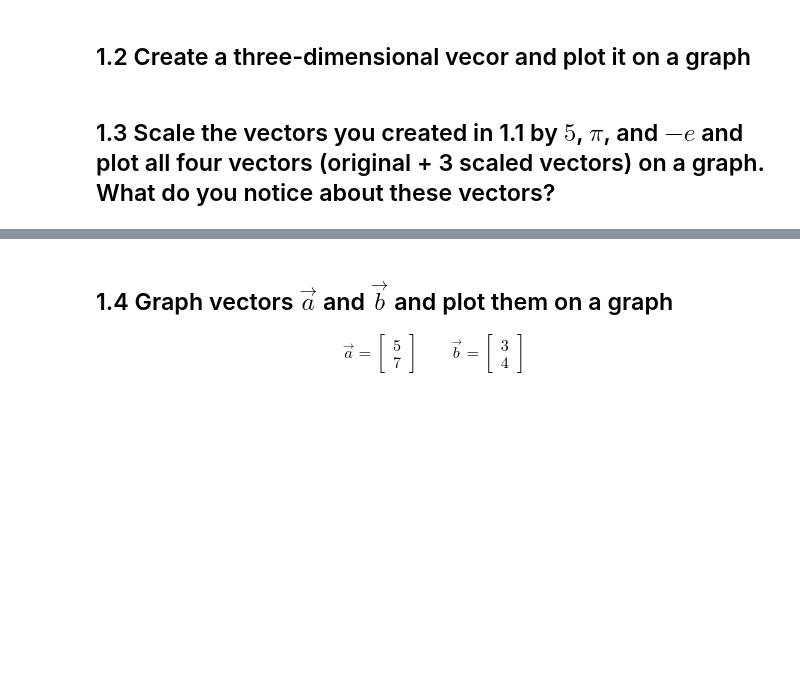
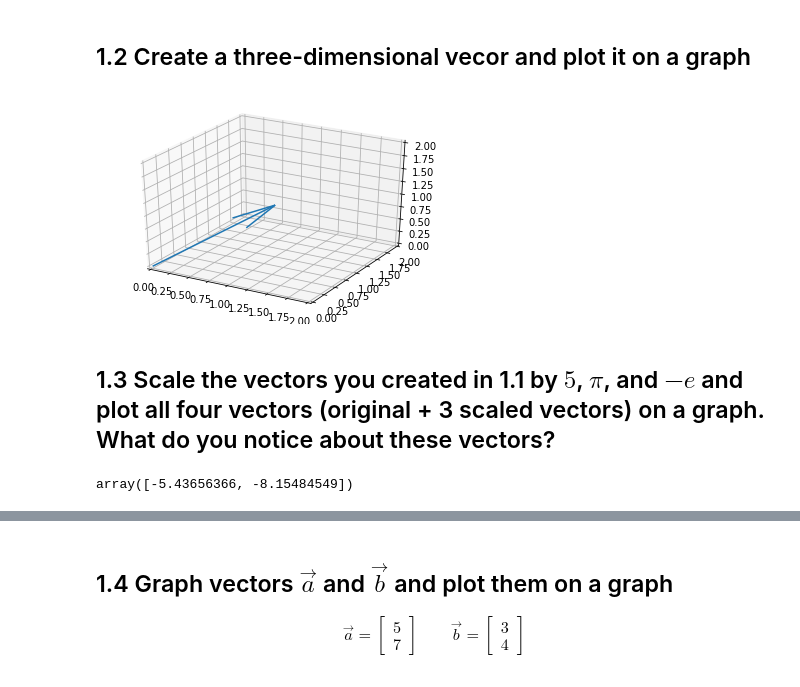
Before and after one commit to damerei/DS-Unit-2-Sprint-1-Linear-Algebra, a Jupyter notebook: module1-linear-algebra-review/Linear_Algebra_Assignment.ipynb, the cells around one changed output, grey strips where cells are left out. Cells and saved outputs as stored; diff of their text form; code cells hidden in the pictures; blank space fills up the shorter version.

```diff
--- a/module1-linear-algebra-review/Linear_Algebra_Assignment.ipynb
+++ b/module1-linear-algebra-review/Linear_Algebra_Assignment.ipynb
@@ -7,4 +21,28 @@ For the questions below it is not sufficient to simply provide answer to the que
 # %% [markdown]
 ## 1.2 Create a three-dimensional vecor and plot it on a graph
+# %%
+
+from mpl_toolkits.mplot3d import Axes3D
+vector_3d = [1,1,1]
+
+fig = plt.figure()
+ax = fig.add_subplot(111, projection='3d')
+ax.quiver(0,0,0,vector_3d[0],vector_3d[1],vector_3d[2], length=1)
+
+ax.set_xlim([0, 2])
+ax.set_ylim([0, 2])
+ax.set_zlim([0, 2])
+
+plt.show()
+# %% [output]
+[figure, added]
 # %% [markdown]
 ## 1.3 Scale the vectors you created in 1.1 by $5$, $\pi$, and $-e$ and plot all four vectors (original + 3 scaled vectors) on a graph. What do you notice about these vectors?
+# %%
+vector5 = np.multiply(5,vector)
+vector_pi = np.multiply(math.pi,vector)
+vector_e = np.multiply(-math.e,vector)
+
+vector_e
+# %% [output]
+array([-5.43656366, -8.15484549])
```
Also changed, not shown: parts of 16 cells of this notebook.
